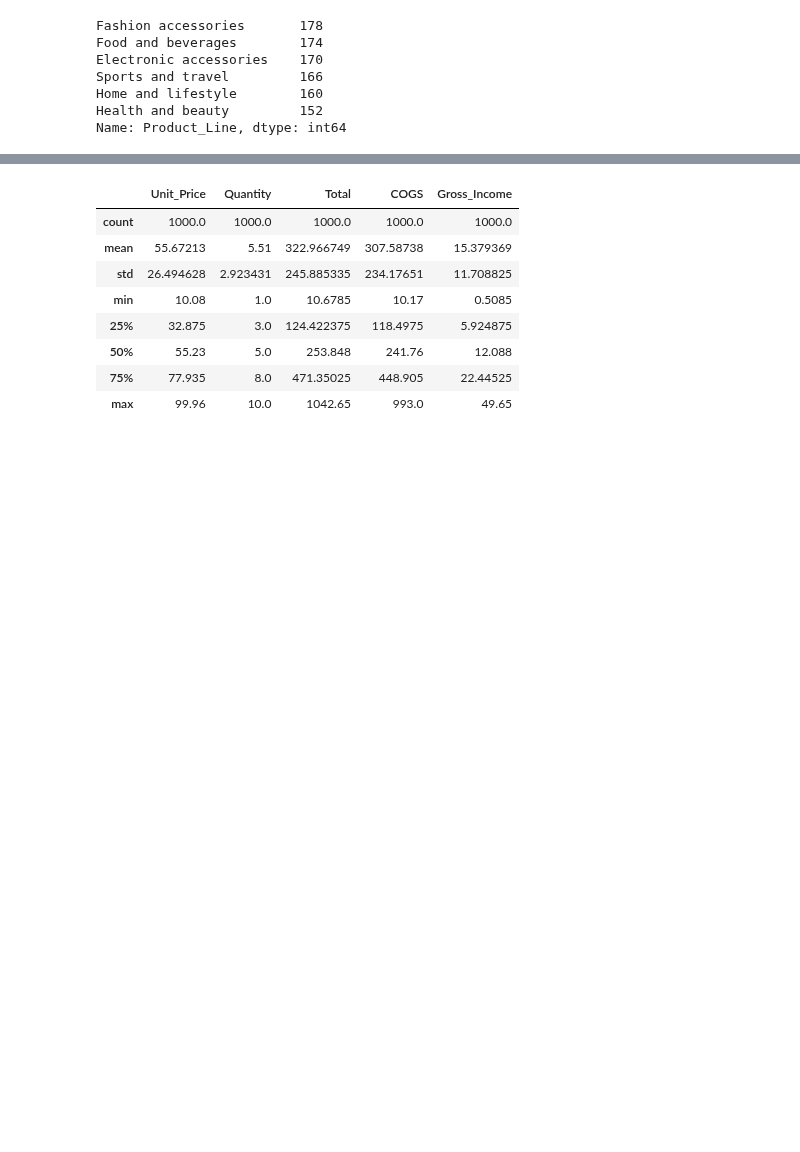
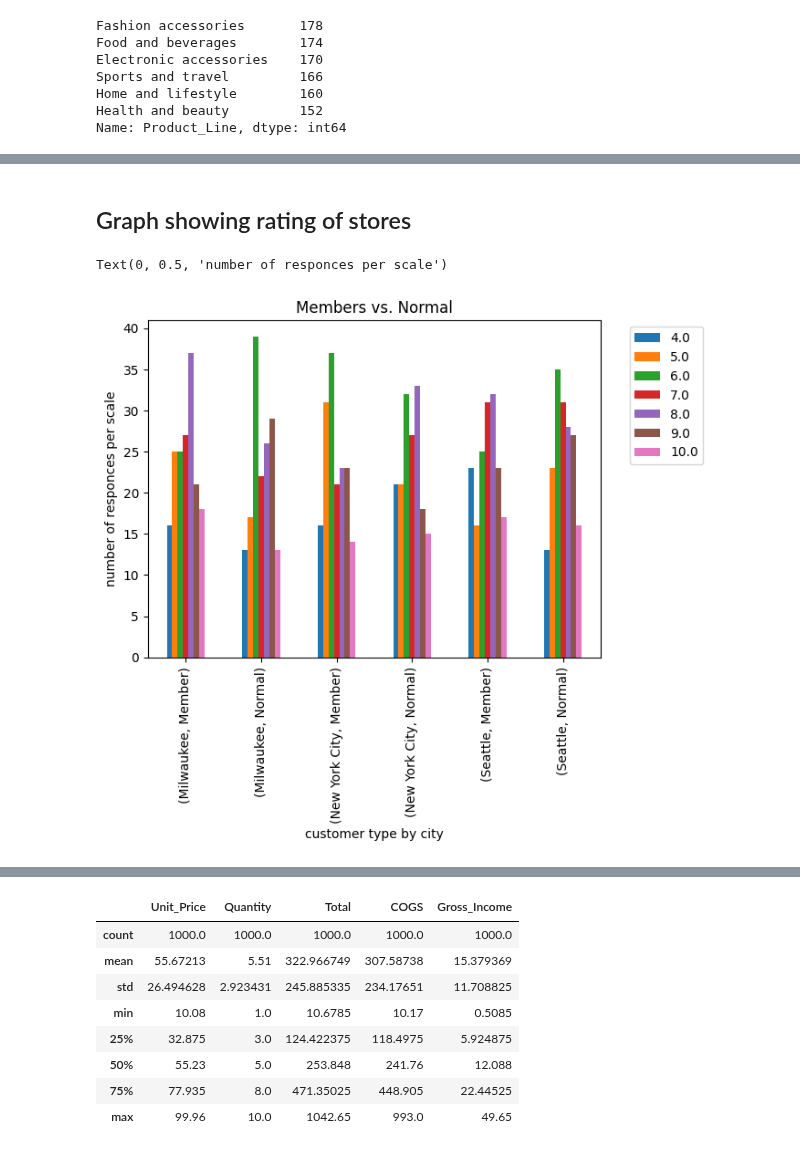
Before and after one commit to C-Skala/Explore-Data-Analysis, a Jupyter notebook: explore.ipynb, the cells around one changed output, grey strips where cells are left out. Drawn from its saved outputs; the diff is of its cells as text; code cells hidden in the pictures; blank space fills up the shorter version.

```diff
--- a/explore.ipynb
+++ b/explore.ipynb
@@ -130,0 +154,8 @@ avg_rating
+# %%
+graph_cdf = cdf.convert_dtypes(convert_integer=True)
+
+##graph_cdf['Rating'] = ((pd(graph_cdf['Rating']))//1)*1
+
+graph_cdf2 = graph_cdf.round(decimals = 0)
+
+graph_cdf2.head()
@@ -130,0 +169,14 @@ avg_rating
+# %% [markdown]
+## Graph showing rating of stores
+# %%
+avg_rat_city = graph_cdf2.groupby(['City','Customer_Type','Rating']).size().unstack()
+
+avg_rat_city.plot.bar()
+
+plt.title('Members vs. Normal')
+plt.legend(loc='upper left',bbox_to_anchor = (1.05,1.0))
+plt.xlabel('customer type by city')
+plt.ylabel('number of responces per scale')
+# %% [output]
+Text(0, 0.5, 'number of responces per scale')
+[figure, added]
```
Also changed, not shown: parts of 9 cells of this notebook, 1 other file.
